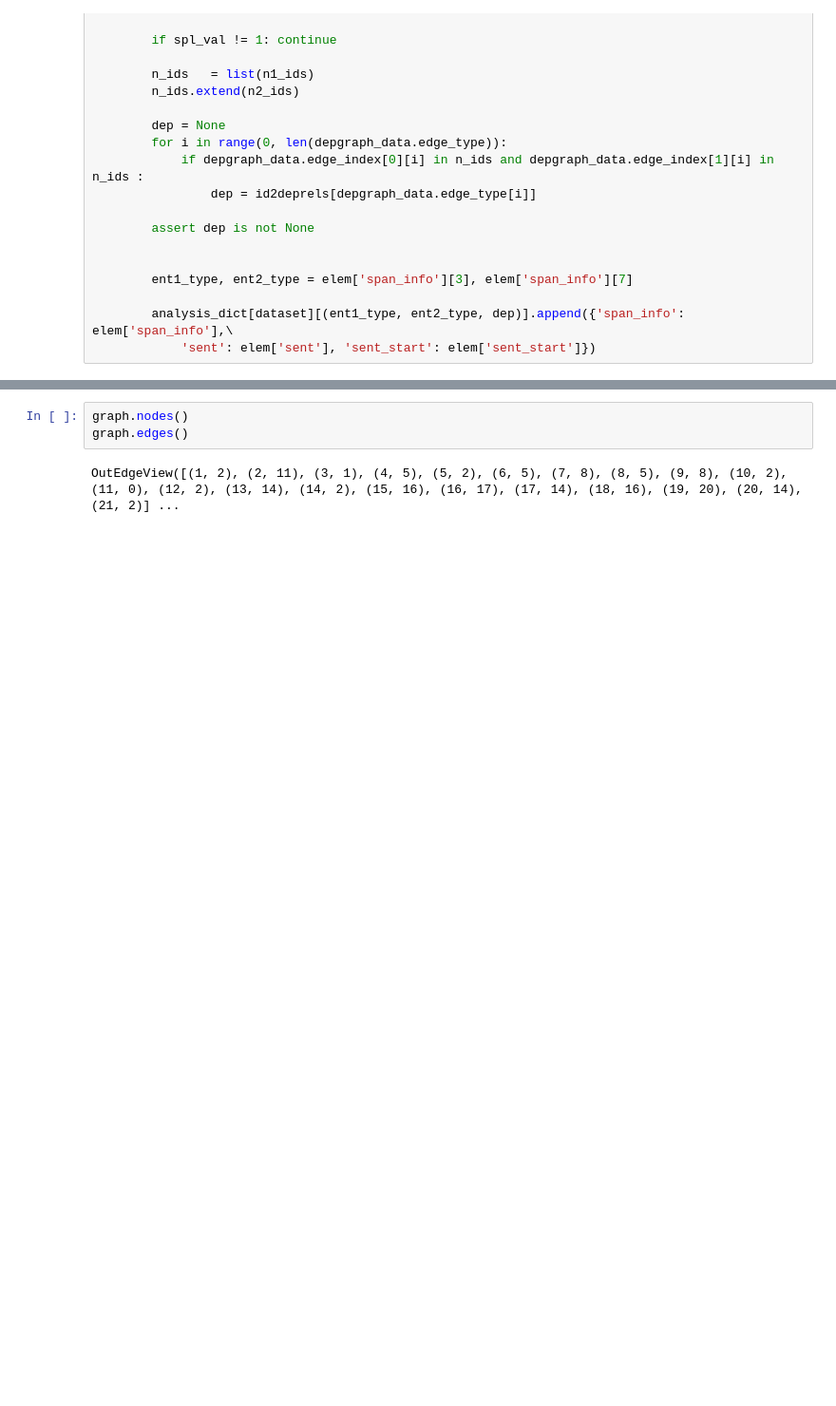
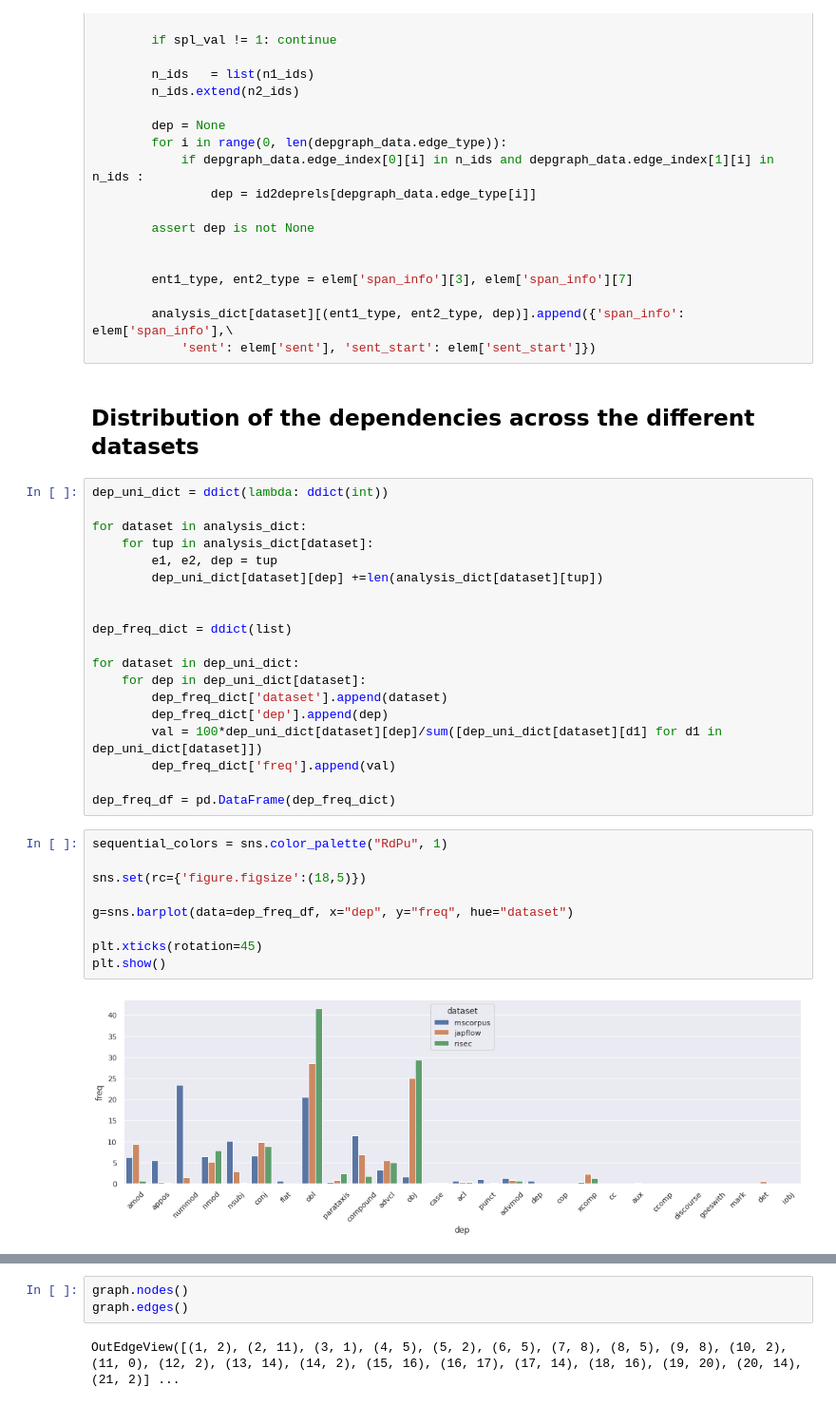
Before and after one commit to ShoRit/flow_graphs, a Jupyter notebook: code/analysis_notebooks/dep_analysis.ipynb, the cells around one changed output, grey strips where cells are left out. Shown at 95% size. Cells and saved outputs as stored; diff of their text form; blank space fills up the shorter version.

Commit message:
Modified analysis notebooks

```diff
--- a/code/analysis_notebooks/dep_analysis.ipynb
+++ b/code/analysis_notebooks/dep_analysis.ipynb
@@ -149,3 +267,35 @@ for dataset in ['mscorpus','japflow','risec']:
 
         analysis_dict[dataset][(ent1_type, ent2_type, dep)].append({'span_info': elem['span_info'],\
             'sent': elem['sent'], 'sent_start': elem['sent_start']})
+# %% [markdown]
+## Distribution of the dependencies across the different datasets
+# %%
+dep_uni_dict = ddict(lambda: ddict(int))
+
+for dataset in analysis_dict:
+    for tup in analysis_dict[dataset]:
+        e1, e2, dep = tup
+        dep_uni_dict[dataset][dep] +=len(analysis_dict[dataset][tup])
+
+
+dep_freq_dict = ddict(list)
+
+for dataset in dep_uni_dict:
+    for dep in dep_uni_dict[dataset]:
+        dep_freq_dict['dataset'].append(dataset)
+        dep_freq_dict['dep'].append(dep)
+        val = 100*dep_uni_dict[dataset][dep]/sum([dep_uni_dict[dataset][d1] for d1 in dep_uni_dict[dataset]])
+        dep_freq_dict['freq'].append(val)
+
+dep_freq_df = pd.DataFrame(dep_freq_dict)
+# %%
+sequential_colors = sns.color_palette("RdPu", 1)
+
+sns.set(rc={'figure.figsize':(18,5)})
+
+g=sns.barplot(data=dep_freq_df, x="dep", y="freq", hue="dataset")
+
+plt.xticks(rotation=45)
+plt.show()
+# %% [output]
+[figure, added]
```
Also changed, not shown: parts of 30 cells of this notebook, 2 other files.
